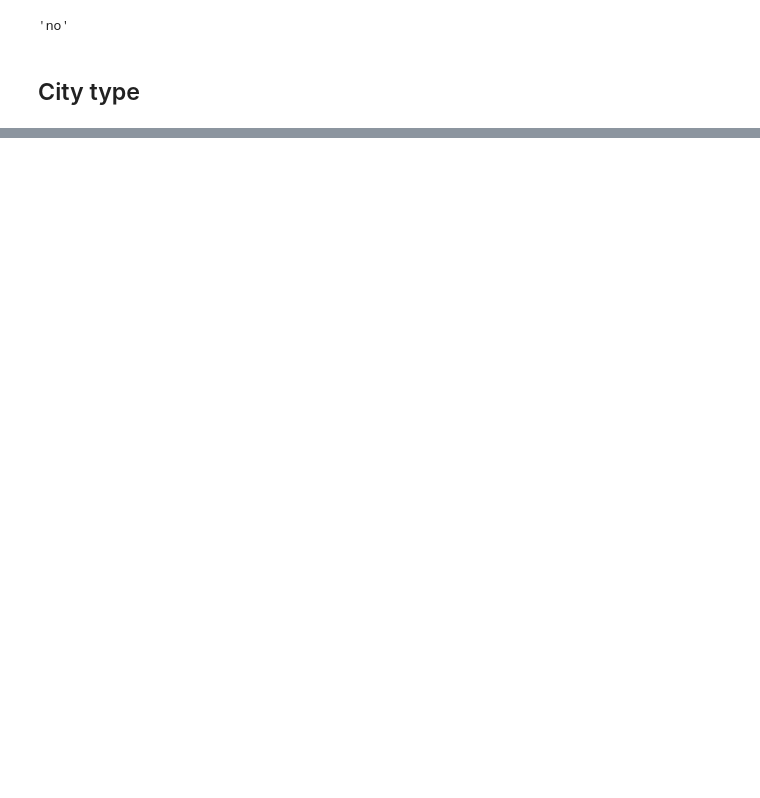
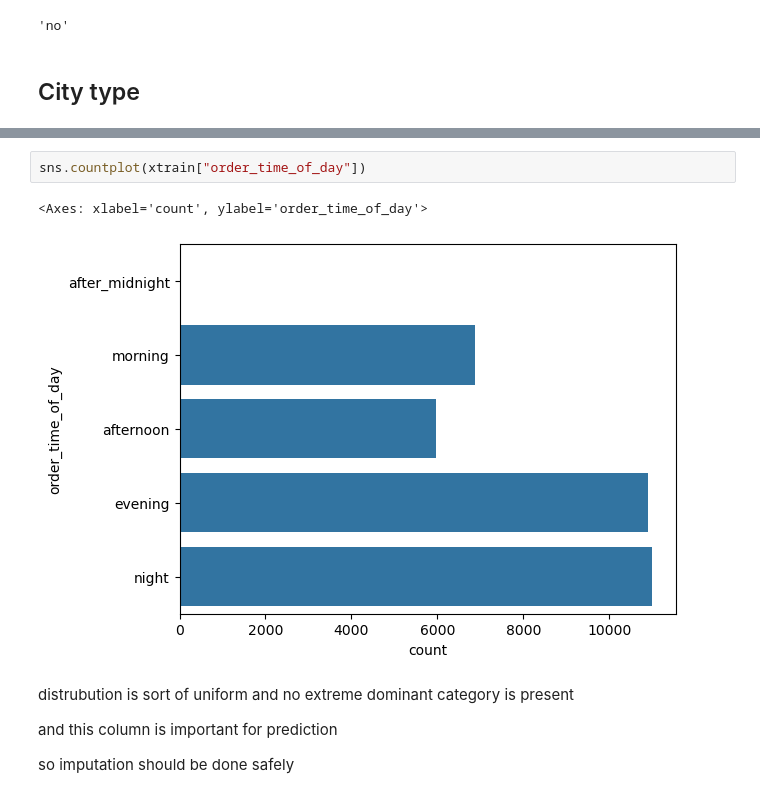
Before and after one commit to rabin20-04/delivery_time_prediction, a Jupyter notebook: notebooks/BaseLine_model.ipynb, the cells around one changed output, grey strips where cells are left out. Saved outputs shown, nothing was run; the diff lists cells and outputs as text; blank space fills up the shorter version.

Commit message:
Imputation : complete

```diff
--- a/notebooks/BaseLine_model.ipynb
+++ b/notebooks/BaseLine_model.ipynb
@@ -658,0 +739,11 @@ festival_mode
+# %%
+sns.countplot(xtrain["order_time_of_day"])
+# %% [output]
+<Axes: xlabel='count', ylabel='order_time_of_day'>
+[figure, added]
+# %% [markdown]
+distrubution is sort of uniform and no extreme dominant category is present
+
+and this column is important for prediction
+
+ so imputation should be done safely
```
Also changed, not shown: parts of 26 cells of this notebook.
